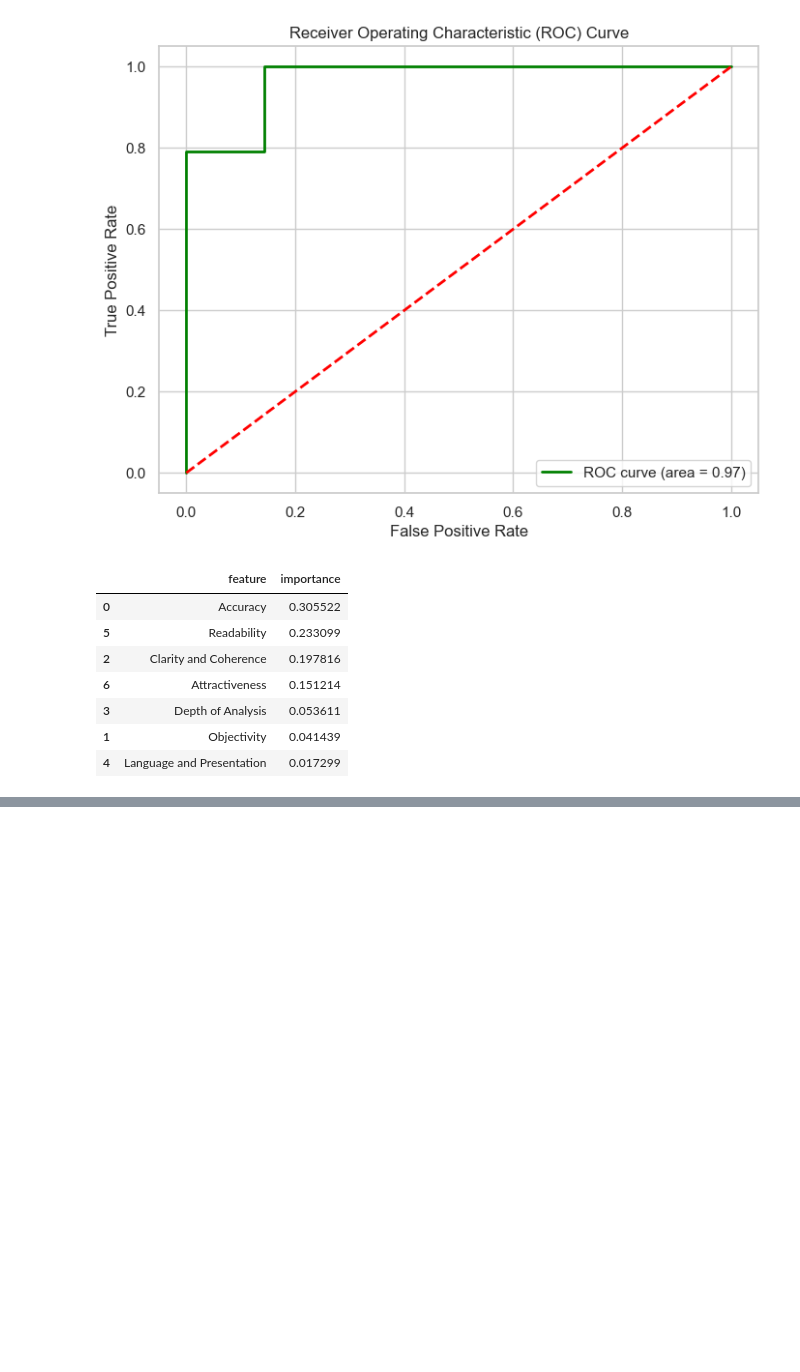
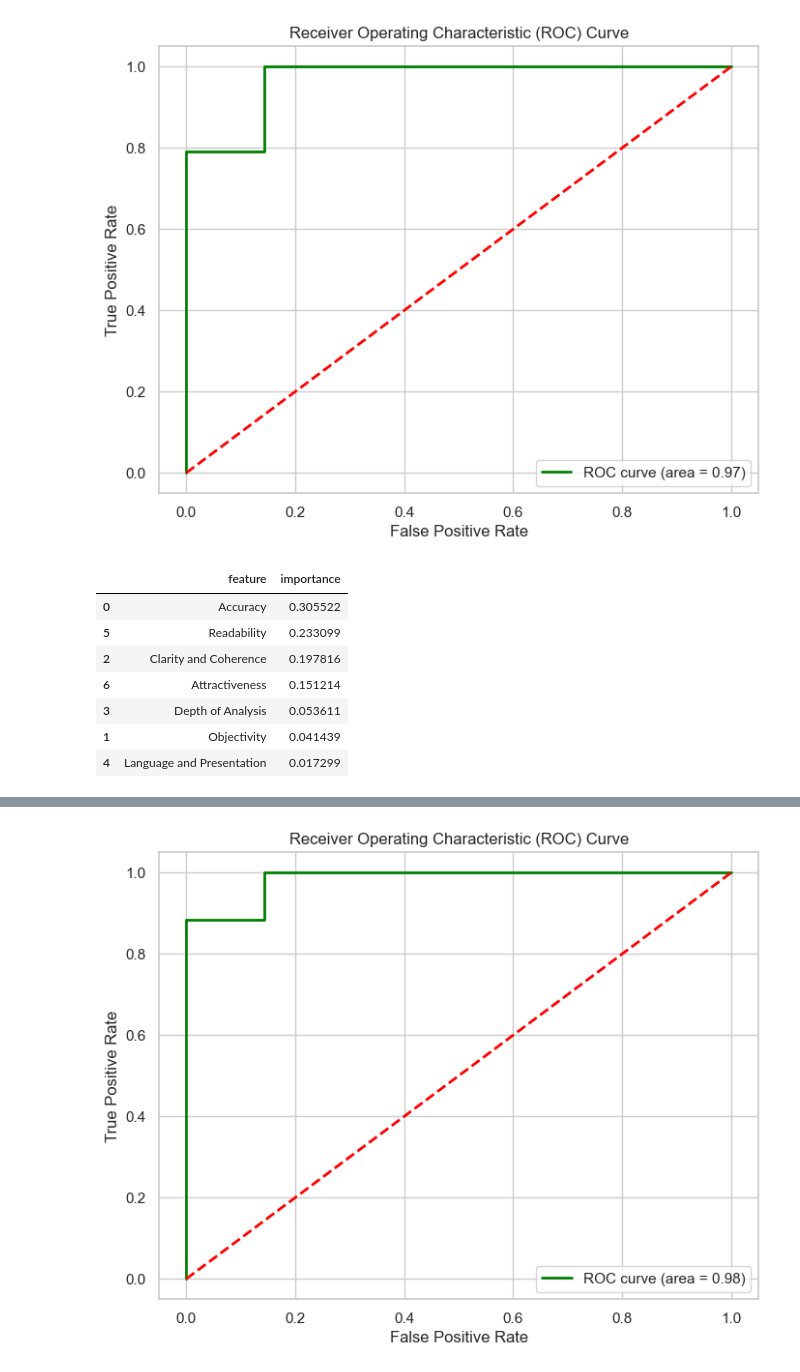
Before and after one commit to WilliamLiao2015/NYCU-Artificial-Intelligence-Capstone-Project-1, a Jupyter notebook: methods/supervised/RandomForest.ipynb, the cells around one changed output, grey strips where cells are left out. Cells and saved outputs as stored; diff of their text form; code cells hidden in the pictures; blank space fills up the shorter version.

Commit message:
Update: Reduce dataset experiment

```diff
--- a/methods/supervised/RandomForest.ipynb
+++ b/methods/supervised/RandomForest.ipynb
@@ -196,3 +216,11 @@ fi_cv_model.head(7)
 | 3 | Depth of Analysis | 0.053611 |
 | 1 | Objectivity | 0.041439 |
 | 4 | Language and Presentation | 0.017299 |
+# %%
+reduce_train_df = train_df.drop(['Accuracy', 'Readability'], axis=1)
+display(reduce_train_df.head(5))
+reduce_test_df = test_df.drop(['Accuracy', 'Readability'], axis=1)
+X_train_reduce = reduce_train_df.drop('conclusion', axis=1)
+y_train_reduce = reduce_train_df['conclusion']
+X_test_reduce = reduce_test_df.drop('conclusion', axis=1)
+y_test_reduce = reduce_test_df['conclusion']
@@ -198,0 +234,5 @@ fi_cv_model.head(7)
+# %%
+rf_reduce = RandomForestClassifier(n_estimators=50, random_state=42)
+print("Training started")
+rf_reduce.fit(X_train_reduce, y_train_reduce)
+print("Training finished")
@@ -198,0 +267,16 @@ fi_cv_model.head(7)
+# %%
+y_reduce_pred_prob = rf_reduce.predict_proba(X_test_reduce)[:, 1]
+fpr, tpr, thresholds = roc_curve(y_test_reduce, y_reduce_pred_prob)
+roc_auc = auc(fpr, tpr)
+plt.figure(figsize=(8, 6))
+plt.plot(fpr, tpr, color='green', lw=2, label=f'ROC curve (area = {roc_auc:.2f})')
+plt.plot([0, 1], [0, 1], color='red', lw=2, linestyle='--')
+plt.xlim([-0.05, 1.05])
+plt.ylim([-0.05, 1.05])
+plt.xlabel('False Positive Rate')
+plt.ylabel('True Positive Rate')
+plt.title('Receiver Operating Characteristic (ROC) Curve')
+plt.legend(loc="lower right")
+plt.show()
+# %% [output]
+[figure, added]
```
Also changed, not shown: parts of 9 cells of this notebook.
